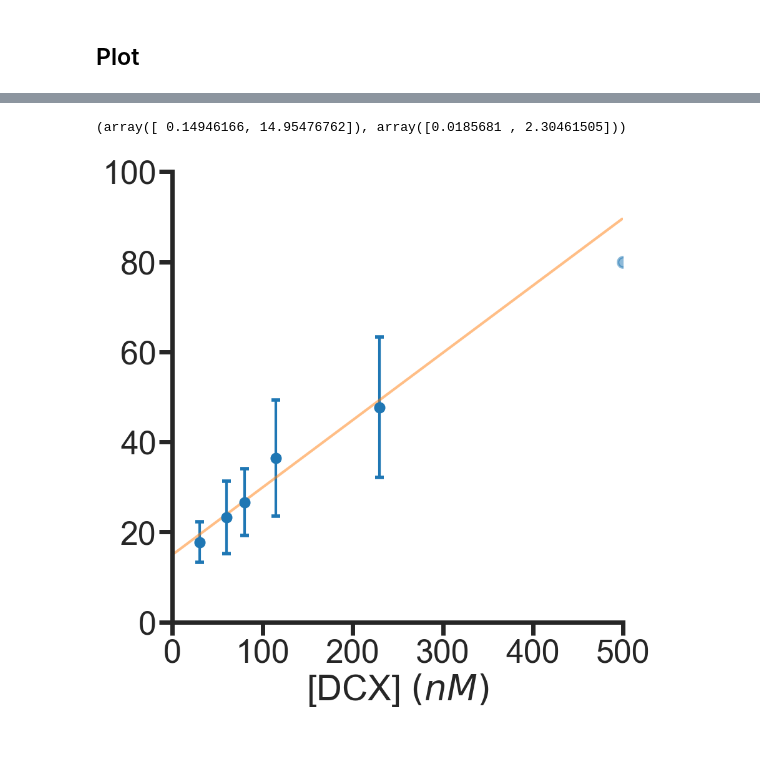
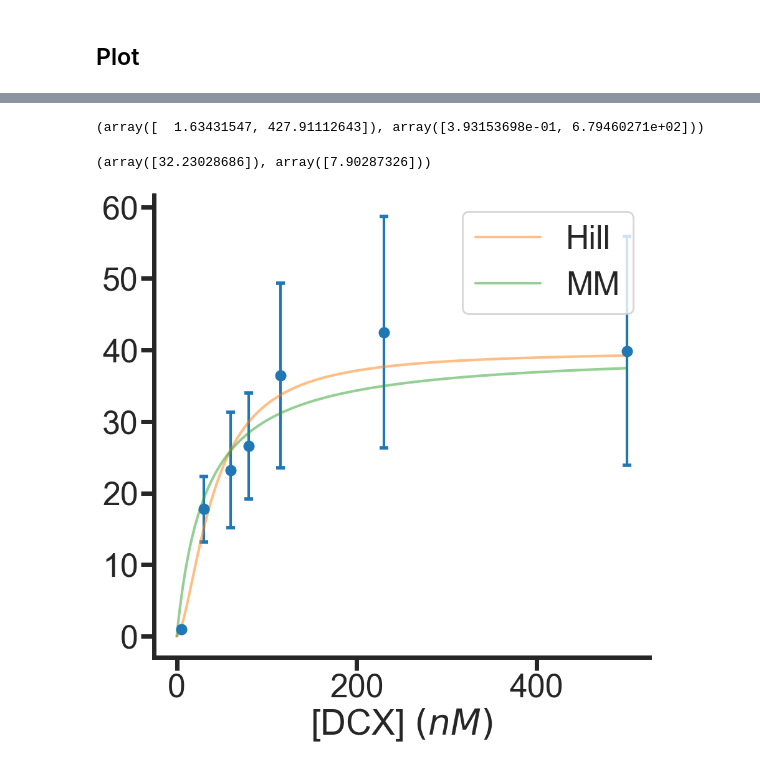
Before and after one commit to sofiacruzt/sofia-brouhardlab, a Jupyter notebook: dynamics/EJCB2023/Intensity-medianBkgrdSubs.ipynb, the cells around one changed output, grey strips where cells are left out. Saved outputs shown, nothing was run; the diff lists cells and outputs as text; code cells hidden in the pictures.

```diff
--- a/dynamics/EJCB2023/Intensity-medianBkgrdSubs.ipynb
+++ b/dynamics/EJCB2023/Intensity-medianBkgrdSubs.ipynb
@@ -221,13 +221,43 @@ datamean
 x = datamean[DCXconc].values
 y = datamean['Intensity'].values
 yerr = datastd['Intensity'].values
+# %%
+def hillEQ(x, n, kd):
+    return  (y[-1]) * np.power(x, n)/(kd + np.power(x, n))
+
+def MMEQ(x, kd):
+    return  (y[-1]) * np.power(x, 1)/(kd + np.power(x, 1))
+# %%
+coeffH, var_matrixH = sp.optimize.curve_fit(hillEQ,x,y)
+
+varianceH = np.diagonal(var_matrixH) #Refer [3]
+SEH = np.sqrt(varianceH)
+C1H, C2H = coeffH
+coeffH,SEH
+# %% [output]
+(array([  1.63431547, 427.91112643]), array([3.93153698e-01, 6.79460271e+02]))
+# %%
+coeffM, var_matrixM = sp.optimize.curve_fit(MMEQ,x,y)
+
+varianceM = np.diagonal(var_matrixM) #Refer [3]
+SEM = np.sqrt(varianceM)
+C1M = coeffM
+coeffM,SEM
+# %% [output]
+(array([32.23028686]), array([7.90287326]))
 # %%
-p, cov = np.polyfit(x, y, 1, cov=True)
-var = np.diagonal(cov) #Refer [3]
-SElin = np.sqrt(var) #Refer [4]
+# logx = np.log(x[1:-1])
+# normy =( y[1:-1]-y[0])/(y[-1]-y[0])
+# logy = np.log(normy/(1-normy))
 
-m,b = p
+# p, cov = np.polyfit(logx, logy, 1, cov=True)
+# var = np.diagonal(cov) #Refer [3]
+# SElin = np.sqrt(var) #Refer [4]
 
-p, SElin
+# m,b = p
+
+
+# normyerr = ( YerrL[1:-1]-YerrL[0])/(YerrL[-1]-YerrL[0])
+# logyerr = np.power(1/(1-normy),2)*normyerr
+
+# p, SElin
-# %% [output]
-(array([ 0.14946166, 14.95476762]), array([0.0185681 , 2.30461505]))
@@ -236,33 +264,35 @@ p, SElin
 # %%
 fig, ax = plt.subplots(1,1,figsize=(10,10))
 
 scattersize = 9
 cap = 5
 
 ax.errorbar(x , y , yerr= yerr , fmt='',marker='o', markersize=scattersize,capsize = cap,
                               markeredgewidth=4, alpha = 1, ls='')
 
 x0 = np.arange(0, 500, 1)
-ax.plot(x0, x0*m+b, lw=3,ls= '-',alpha = 0.5)
-ax.scatter([500], [80], lw=3,ls= '-',alpha = 0.5)
-#ax.legend( loc = 'lower right')
+ax.plot(x0, hillEQ(x0,C1H, C2H), lw=3,ls= '-',alpha = 0.5)
+ax.plot(x0, MMEQ(x0,C1M), lw=3,ls= '-',alpha = 0.5)
+# x0 = np.arange(0, 250, 1)
+# ax.plot(x0, x0*m+b, lw=3,ls= '-',alpha = 0.5)
+ax.legend(('Hill','MM'),loc='upper right')
 #ax.legend('')
 ax.set_xlabel(DCXconc)
 
-ax.set_xlim(0,500)
-ax.set_ylim(0,100)
-ax.set_xticks(np.arange(0, 501, 100))
+# ax.set_xlim(0,100)
+# ax.set_ylim(0,100)
+# ax.set_xticks(np.arange(0, 251, 50))
 sns.set_style("ticks")
 sns.despine()
 ax.spines['left'].set_lw(5)
 ax.spines['bottom'].set_lw(5)
 ax.tick_params(axis='both', width = 5, length = 15)
 sns.set_context("poster", font_scale=1.7, rc={"lines.linewidth":3.0})
 
 plt.tight_layout()
 
 
-# plt.savefig(newmydir/('intensity_mean'+date+'.svg'),backend='Cairo')
-# plt.savefig(newmydir/('intensity_mean'+date+'.png'),backend='Cairo')
+plt.savefig(newmydir/('intensity_mean_test'+date+'.svg'),backend='Cairo')
+plt.savefig(newmydir/('intensity_mean_test'+date+'.png'),backend='Cairo')
 # %% [output]
-[figure, old version]
+[figure, new version]
```
Also changed, not shown: parts of 20 cells of this notebook, 1 other file.
